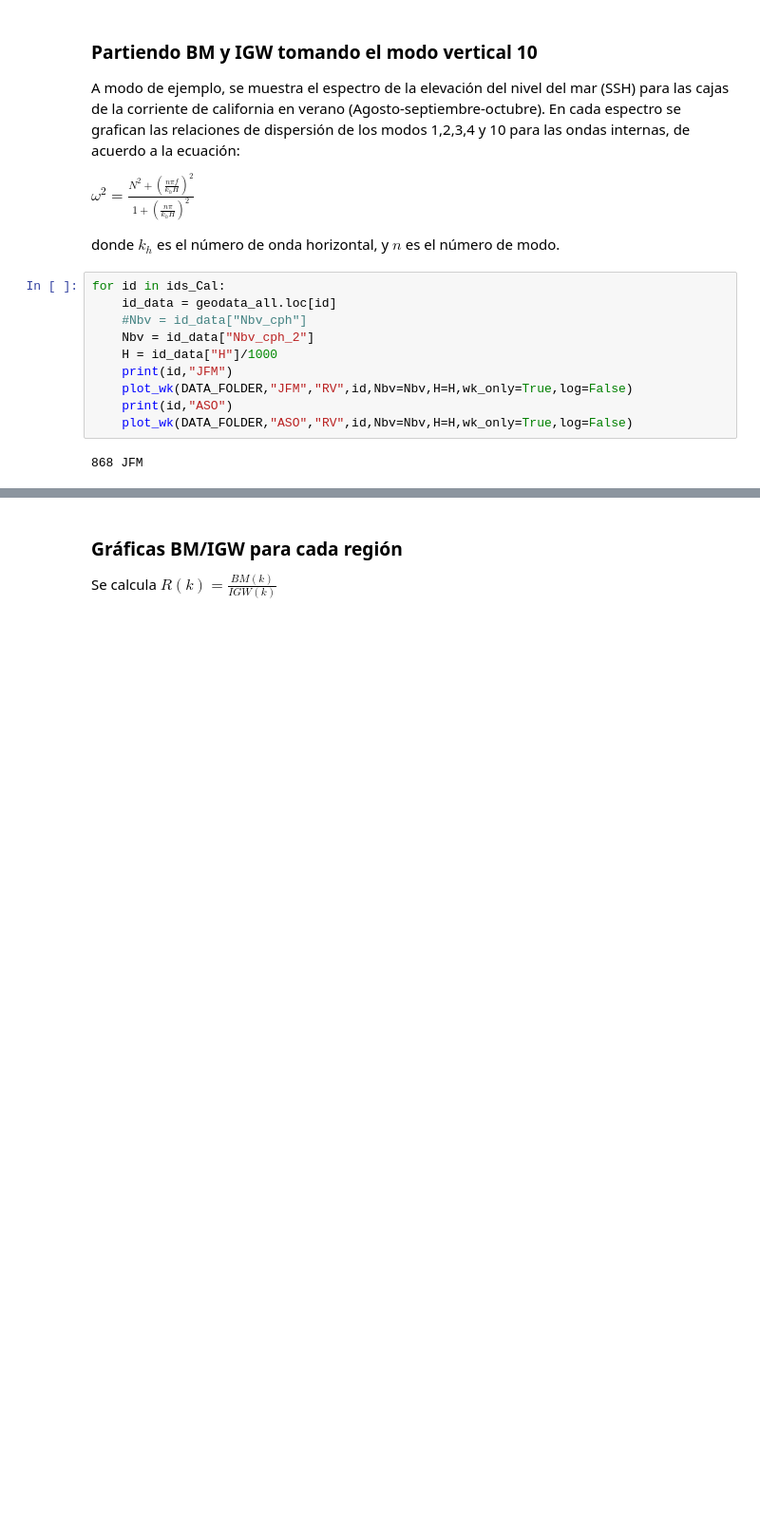
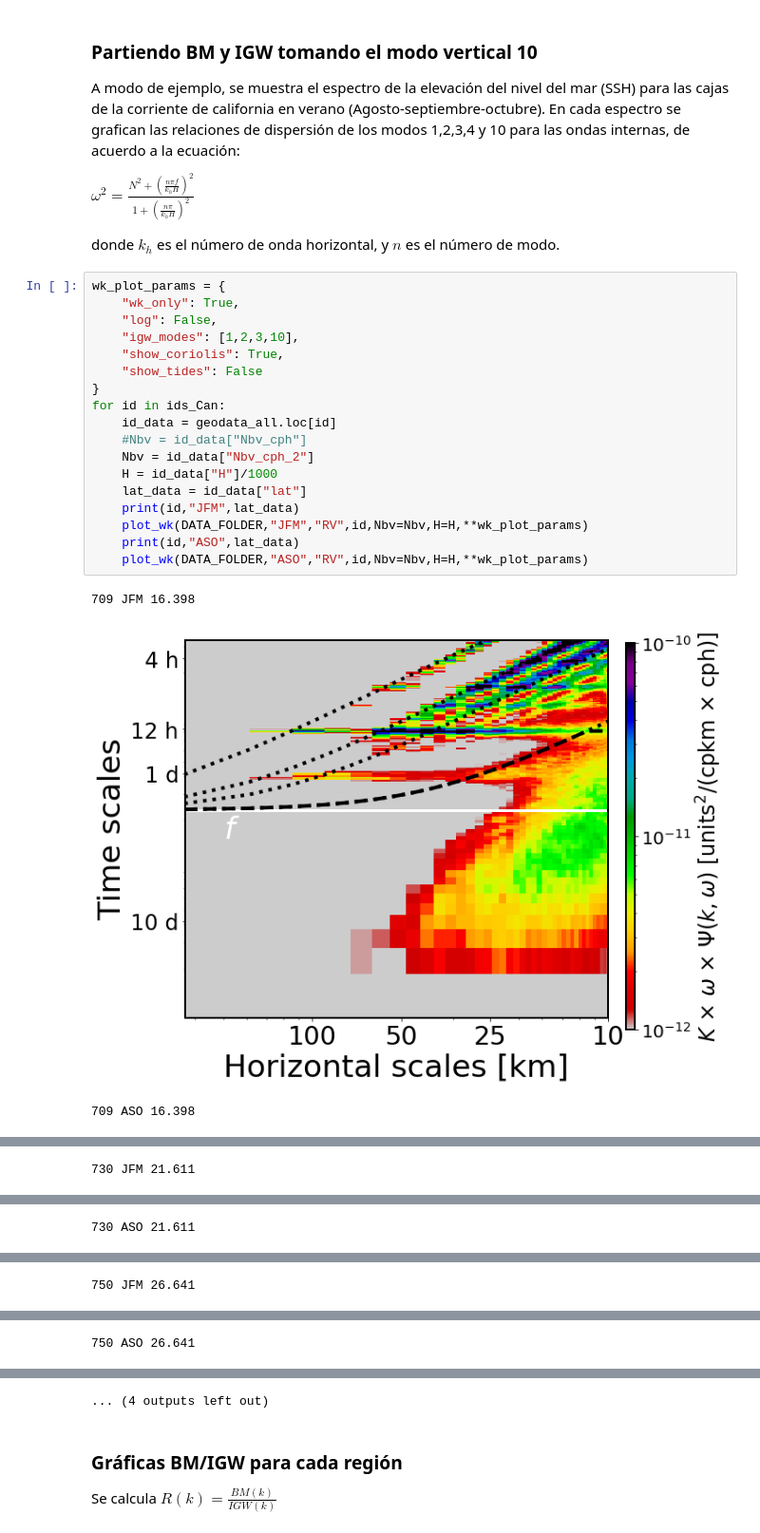
Before and after one commit to antonimmo/ebc-wk-spectral-analysis, a Jupyter notebook: EBC_Spectra_Analysis.ipynb, the cells around one changed output, grey strips where cells are left out. Shown at 95% size. Saved outputs shown, nothing was run; the diff lists cells and outputs as text; blank space fills up the shorter version.

```diff
--- a/EBC_Spectra_Analysis.ipynb
+++ b/EBC_Spectra_Analysis.ipynb
@@ -199,14 +216,24 @@ $\omega^2 = \frac{N^2+\left(\frac{n\pi f}{k_h H}\right)^2}{1+\left(\frac{n\pi}{k
 
 donde $k_h$ es el número de onda horizontal, y $n$ es el número de modo.
 # %%
-for id in ids_Cal:
+wk_plot_params = {
+	"wk_only": True,
+	"log": False,
+	"igw_modes": [1,2,3,10],
+	"show_coriolis": True,
+	"show_tides": False
+}
+for id in ids_Can:
     id_data = geodata_all.loc[id]
     #Nbv = id_data["Nbv_cph"]
     Nbv = id_data["Nbv_cph_2"]
     H = id_data["H"]/1000
-    print(id,"JFM")
-    plot_wk(DATA_FOLDER,"JFM","RV",id,Nbv=Nbv,H=H,wk_only=True,log=False)
-    print(id,"ASO")
-    plot_wk(DATA_FOLDER,"ASO","RV",id,Nbv=Nbv,H=H,wk_only=True,log=False)
+    lat_data = id_data["lat"]
+    print(id,"JFM",lat_data)
+    plot_wk(DATA_FOLDER,"JFM","RV",id,Nbv=Nbv,H=H,**wk_plot_params)
+    print(id,"ASO",lat_data)
+    plot_wk(DATA_FOLDER,"ASO","RV",id,Nbv=Nbv,H=H,**wk_plot_params)
 # %% [output]
-868 JFM
+709 JFM 16.398
+[figure, added]
+709 ASO 16.398
@@ -212,0 +241 @@ for id in ids_Cal:
+730 JFM 21.611
@@ -212,0 +243 @@ for id in ids_Cal:
+730 ASO 21.611
@@ -212,0 +245 @@ for id in ids_Cal:
+750 JFM 26.641
@@ -212,0 +247 @@ for id in ids_Cal:
+750 ASO 26.641
@@ -213,3 +249,4 @@ for id in ids_Cal:
+... (4 outputs left out)
 # %% [markdown]
 ### Gráficas BM/IGW para cada región
 
```
Also changed, not shown: parts of 9 cells of this notebook, 5 other files.
